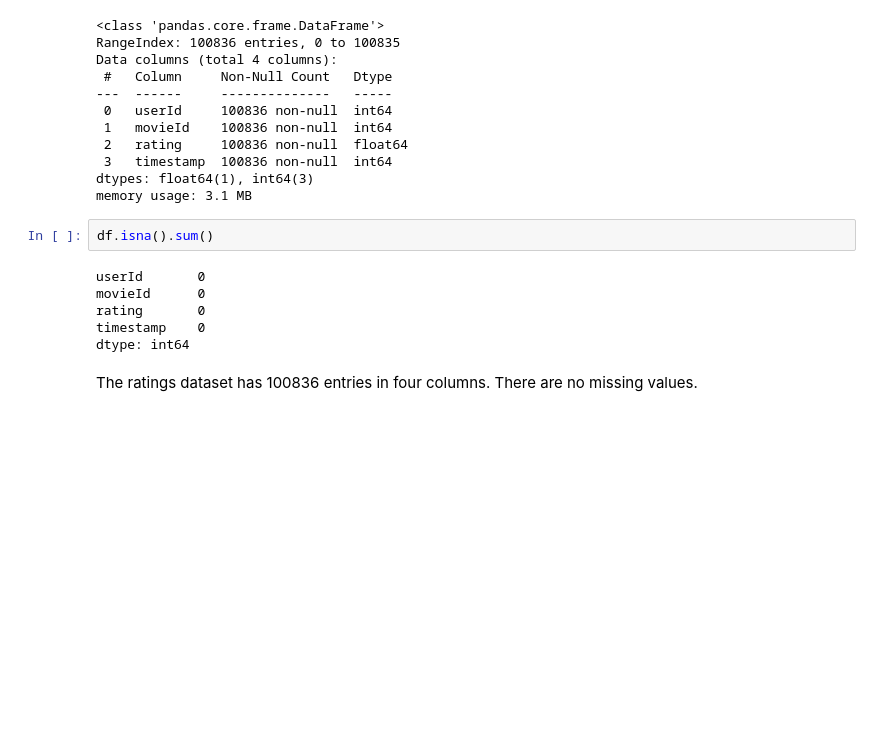
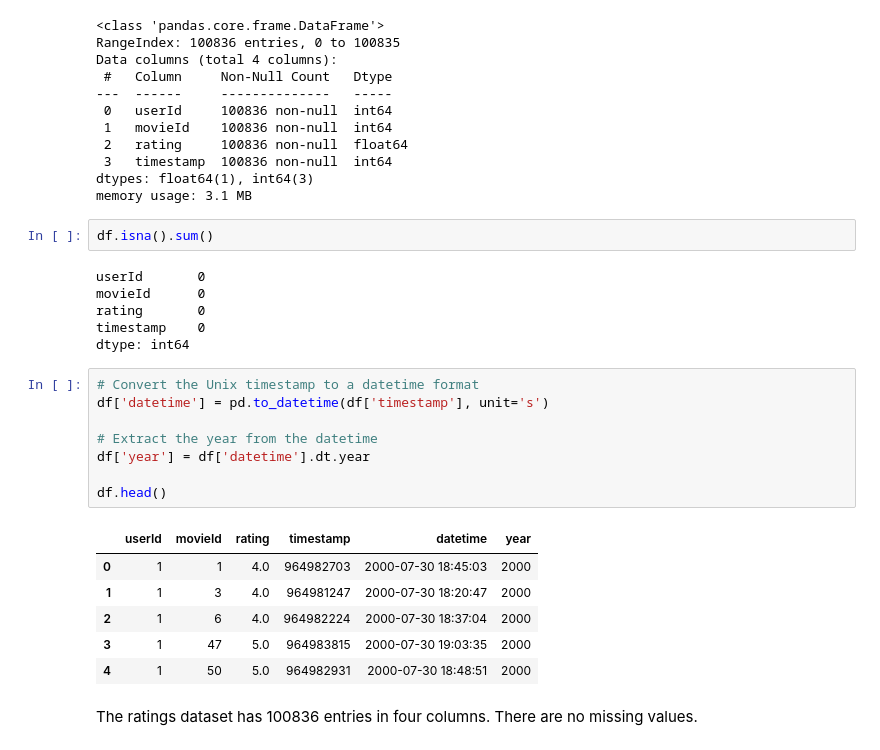
Before and after one commit to durrantX/Movie-Recommendation-System1, a Jupyter notebook: Movie Recommender System.ipynb, the cells around one changed output. Cells and saved outputs as stored; diff of their text form; blank space fills up the shorter version.

```diff
--- a/Movie Recommender System.ipynb
+++ b/Movie Recommender System.ipynb
@@ -42,5 +42,20 @@ movieId      0
 rating       0
 timestamp    0
 dtype: int64
+# %%
+# Convert the Unix timestamp to a datetime format
+df['datetime'] = pd.to_datetime(df['timestamp'], unit='s')
+
+# Extract the year from the datetime
+df['year'] = df['datetime'].dt.year
+
+df.head()
+# %% [output]
+|  | userId | movieId | rating | timestamp | datetime | year |
+| 0 | 1 | 1 | 4.0 | 964982703 | 2000-07-30 18:45:03 | 2000 |
+| 1 | 1 | 3 | 4.0 | 964981247 | 2000-07-30 18:20:47 | 2000 |
+| 2 | 1 | 6 | 4.0 | 964982224 | 2000-07-30 18:37:04 | 2000 |
+| 3 | 1 | 47 | 5.0 | 964983815 | 2000-07-30 19:03:35 | 2000 |
+| 4 | 1 | 50 | 5.0 | 964982931 | 2000-07-30 18:48:51 | 2000 |
 # %% [markdown]
 The ratings dataset has 100836 entries in four columns. There are no missing values.
```
Also changed, not shown: parts of 22 cells of this notebook.
